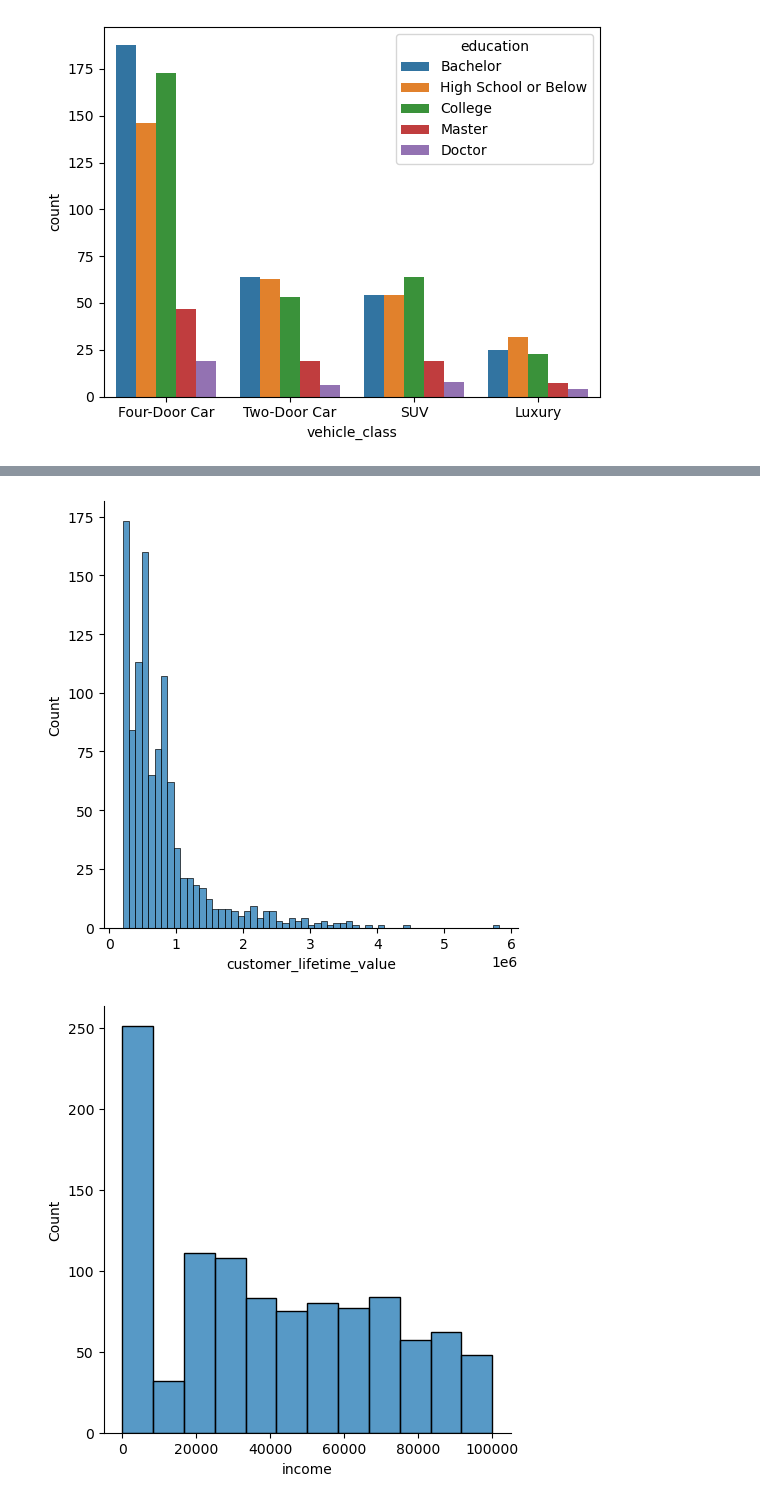
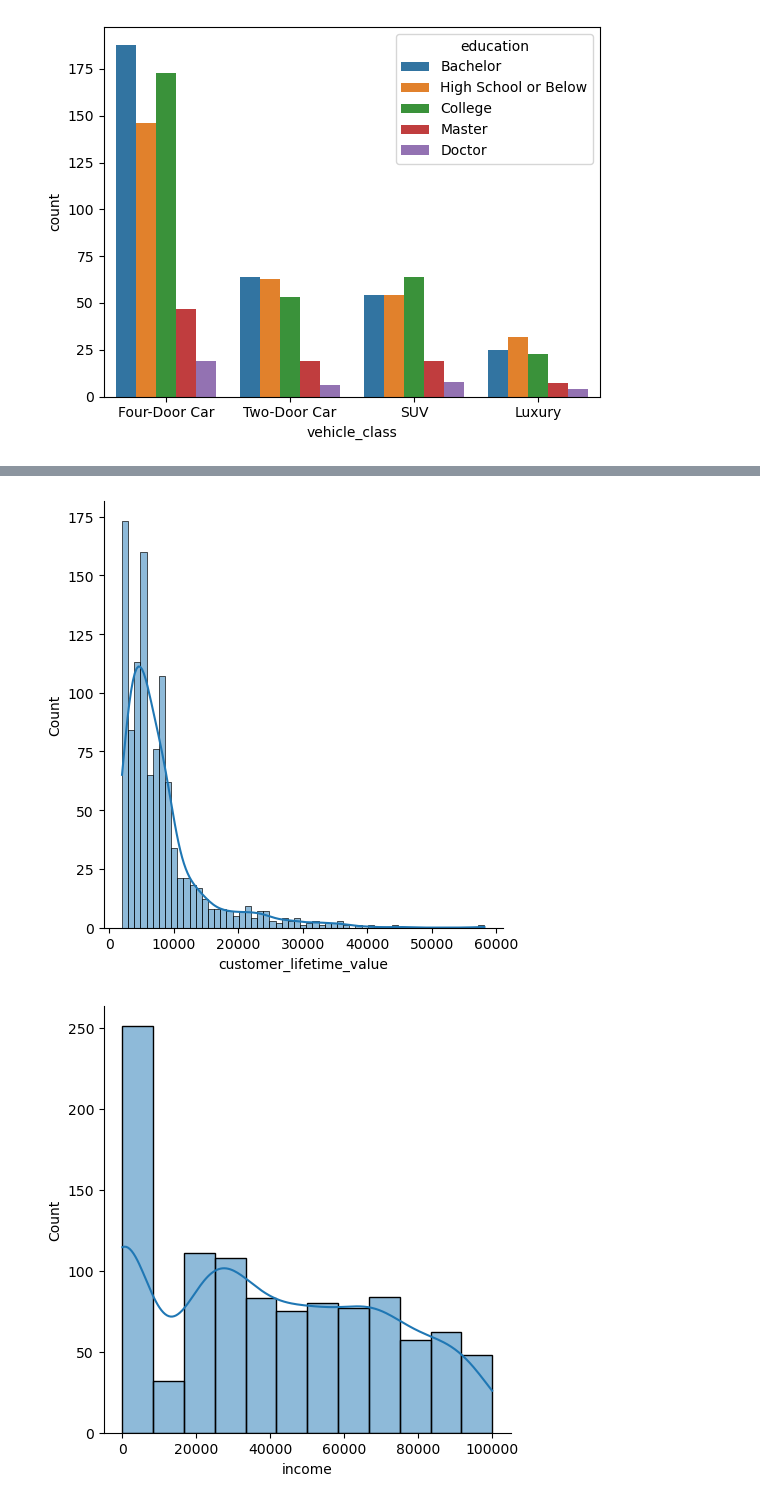
Before and after one commit to Dan2024IronHack/lab-dw-data-cleaning-and-formatting, a Jupyter notebook: lab-dw-data-cleaning-and-formatting.ipynb, the cells around one changed output, grey strips where cells are left out. Cells and saved outputs as stored; diff of their text form; code cells hidden in the pictures.

Commit message:
Added Round 6 & 7

```diff
--- a/lab-dw-data-cleaning-and-formatting.ipynb
+++ b/lab-dw-data-cleaning-and-formatting.ipynb
@@ -80,6 +80,6 @@ file6['state'].unique()
 array(['Washington', 'Arizona', 'Nevada', 'California', 'Oregon', 'Cali',
        'AZ', 'WA', nan], dtype=object)
 # %%
-file6['state'] = file6['state'].replace({'Washington':'WA', 'Arizona':'AZ', 'California':'CA','Cali':'CA','Oregon':'OR','Nevada':'NV'})
+file6['state'] = file6['state'].replace({'WA':'Washington', 'AZ':'Arizona', 'Cali':'California'})
 print(file6['state'].unique())
 # %% [output]
@@ -119,7 +119,7 @@ file6['customer_lifetime_value'].unique()
 array([nan, '697953.59', '1288743.17', ..., '2031499.76', '323912.47',
        '899704.02'], dtype=object)
 # %%
-file6['customer_lifetime_value'] = pd.to_numeric(file6['customer_lifetime_value'], errors = 'coerce')
+file6['customer_lifetime_value'] = pd.to_numeric(file6['customer_lifetime_value'], errors = 'coerce')/100
 display(file6.dtypes)
 # %% [output]
 customer_id                   object
@@ -207,7 +207,7 @@ file6['number_of_open_complaints'].unique()
 # %% [output]
 array(['0', '2', '1', '3', '5', '4'], dtype=object)
 # %%
-# file6['number_of_open_complaints'] = pd.to_numeric(file6['number_of_open_complaints'], errors = 'coerce')
+file6['number_of_open_complaints'] = pd.to_numeric(file6['number_of_open_complaints'], errors = 'coerce')
 display(file6.dtypes)
 # %% [output]
 customer_id                   object
@@ -352,8 +350,8 @@ dtype: object
 def roundforme(x):
     return round(x,2)
 
-
-file6['total_claim_amount'] = file6['total_claim_amount'].apply(roundforme)
+file6['total_claim_amount'] = (file6['total_claim_amount' ].apply(roundforme))
+file6['customer_lifetime_value'] = (file6['customer_lifetime_value' ].apply(roundforme))
 # %%
 file6.head()
 # %% [output]
@@ -502,11 +573,12 @@ import seaborn as sns
 numerical = file6.select_dtypes(exclude = "object")
 # %%
 for i1 in numerical:
-    sns.displot(numerical[i1])
+    sns.displot(numerical[i1],kde=True)
     plt.show()
+
 
 # Generally the distribution for numerical data is just like normal distribution with also outlier
 #
 # %% [output]
-[figure, old version]
+[figure, new version]
-[figure, old version]
+[figure, new version]
```
Also changed, not shown: parts of 66 cells of this notebook.
